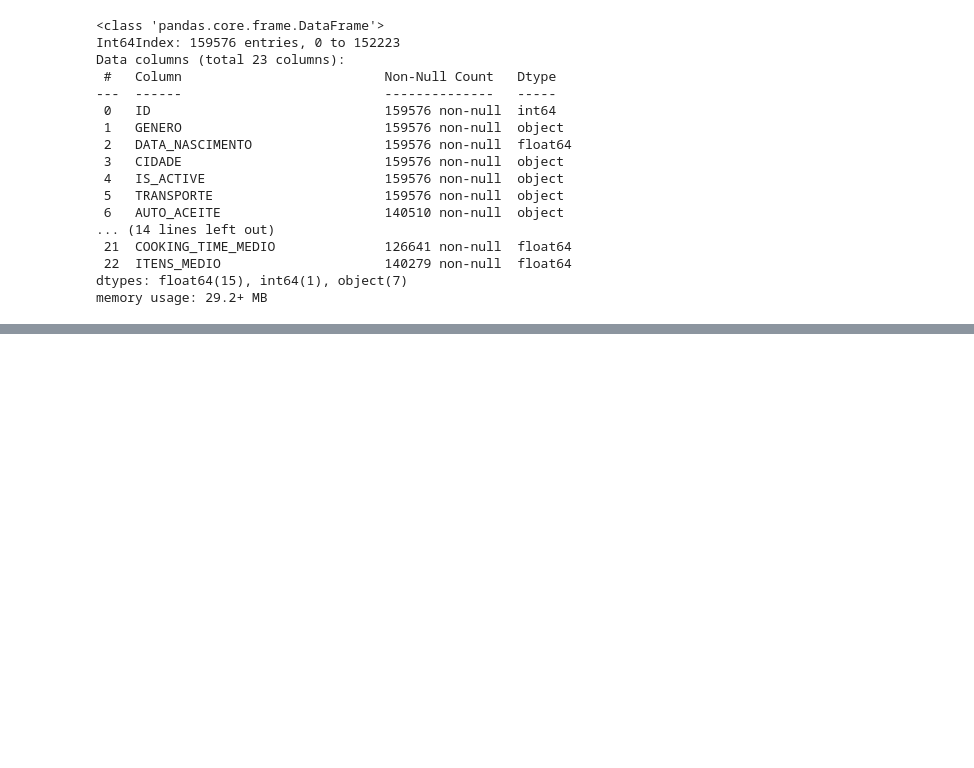
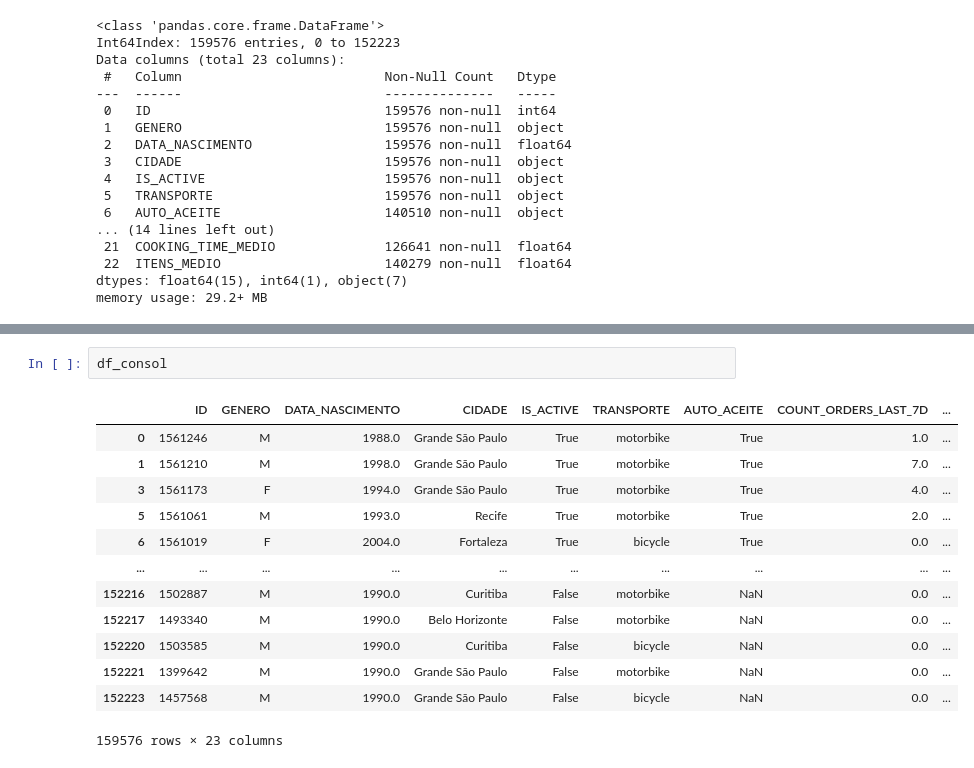
Before and after one commit to 2022M3T3-Inteli/Rappi-Hour, a Jupyter notebook: notebooks/feature-engineering/consol-feature-eng.ipynb, the cells around one changed output, grey strips where cells are left out. Cells and saved outputs as stored; diff of their text form; blank space fills up the shorter version.

Commit message:
feature engineering de df_consol

```diff
--- a/notebooks/feature-engineering/consol-feature-eng.ipynb
+++ b/notebooks/feature-engineering/consol-feature-eng.ipynb
@@ -454,0 +508,16 @@ df_consol["COUNT_ORDERS_ANTOJO"].fillna(0, inplace=True)
+# %%
+df_consol
+# %% [output]
+|  | ID | GENERO | DATA_NASCIMENTO | CIDADE | IS_ACTIVE | TRANSPORTE | AUTO_ACEITE | COUNT_ORDERS_LAST_7D | ... |
+| 0 | 1561246 | M | 1988.0 | Grande São Paulo | True | motorbike | True | 1.0 | ... |
+| 1 | 1561210 | M | 1998.0 | Grande São Paulo | True | motorbike | True | 7.0 | ... |
+| 3 | 1561173 | F | 1994.0 | Grande São Paulo | True | motorbike | True | 4.0 | ... |
+| 5 | 1561061 | M | 1993.0 | Recife | True | motorbike | True | 2.0 | ... |
+| 6 | 1561019 | F | 2004.0 | Fortaleza | True | bicycle | True | 0.0 | ... |
+| ... | ... | ... | ... | ... | ... | ... | ... | ... | ... |
+| 152216 | 1502887 | M | 1990.0 | Curitiba | False | motorbike | NaN | 0.0 | ... |
+| 152217 | 1493340 | M | 1990.0 | Belo Horizonte | False | motorbike | NaN | 0.0 | ... |
+| 152220 | 1503585 | M | 1990.0 | Curitiba | False | bicycle | NaN | 0.0 | ... |
+| 152221 | 1399642 | M | 1990.0 | Grande São Paulo | False | motorbike | NaN | 0.0 | ... |
+| 152223 | 1457568 | M | 1990.0 | Grande São Paulo | False | bicycle | NaN | 0.0 | ... |
+159576 rows × 23 columns
```
Also changed, not shown: parts of 20 cells of this notebook.
